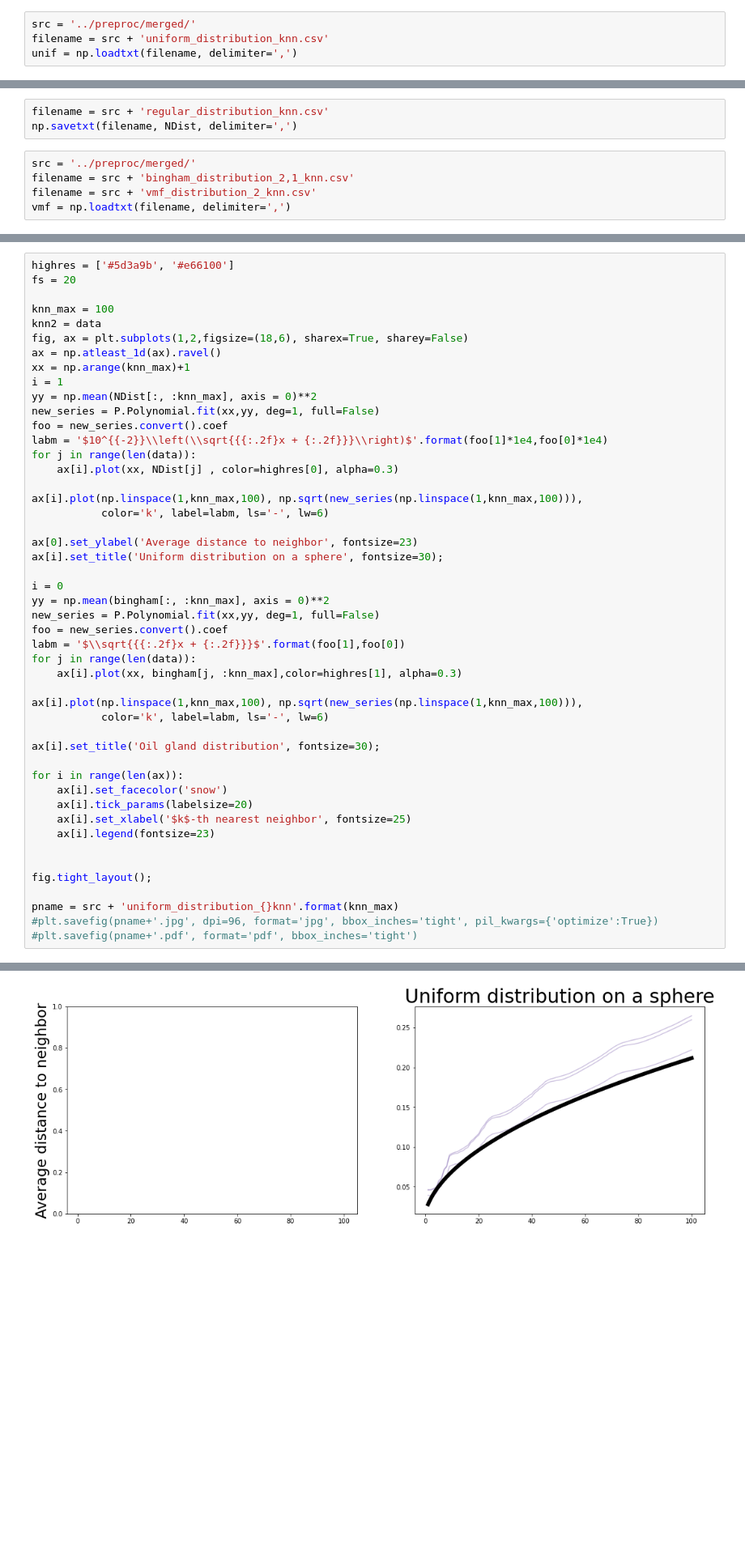
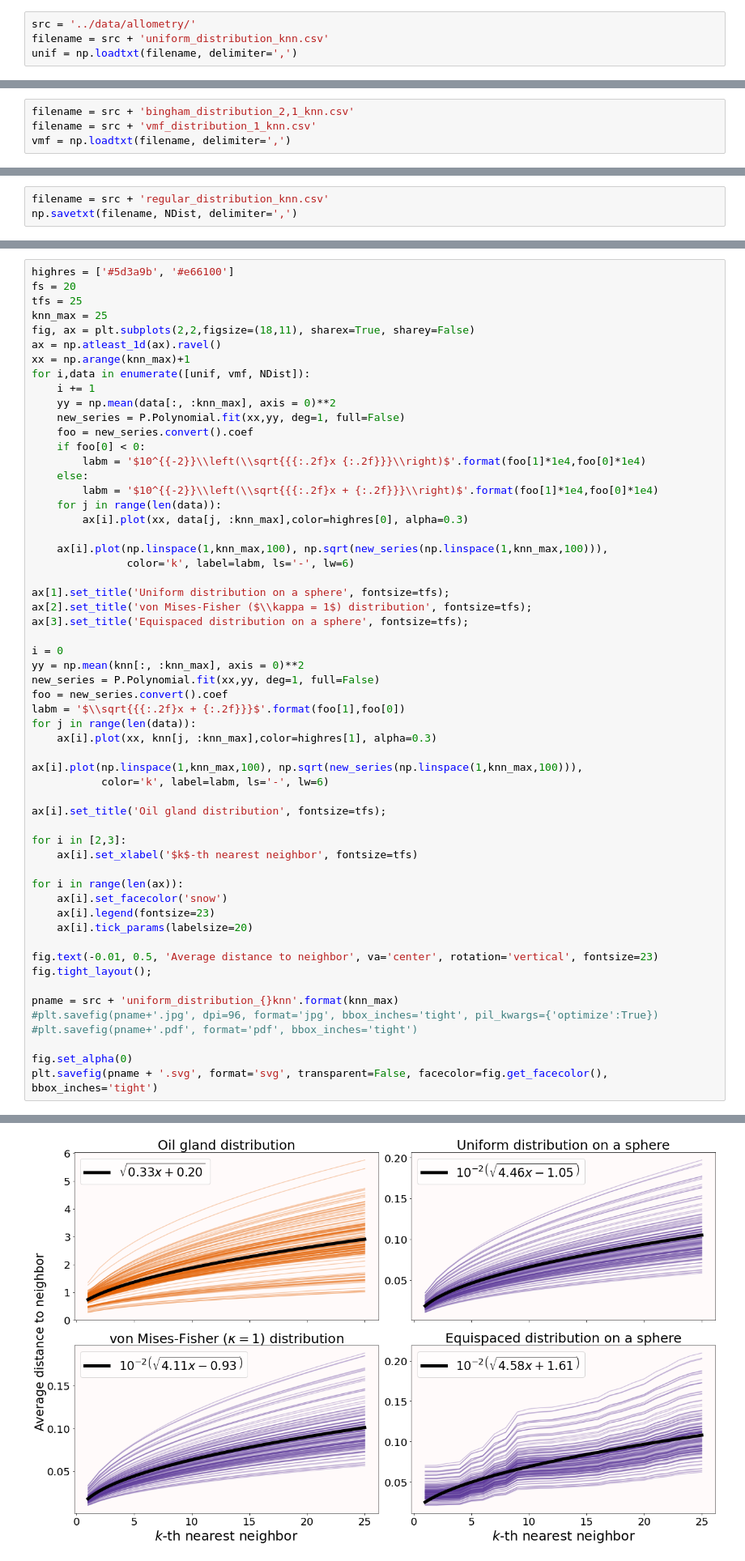
Before and after one commit to amezqui3/vitaminC_morphology, a Jupyter notebook: jupyter/13_knn_exploration.ipynb, the cells around one changed output, grey strips where cells are left out. Shown at 81% size. Cells and saved outputs as stored; diff of their text form; blank space fills up the shorter version.

```diff
--- a/jupyter/13_knn_exploration.ipynb
+++ b/jupyter/13_knn_exploration.ipynb
@@ -354,4 +315,4 @@ array([  31764.95034063,   57103.17435201,   85850.05459416,
 # %%
-src = '../preproc/merged/'
+src = '../data/allometry/'
 filename = src + 'uniform_distribution_knn.csv'
 unif = np.loadtxt(filename, delimiter=',')
@@ -417,0 +321,4 @@ plt.savefig(pname + '.svg', format='svg', transparent=False, facecolor=fig.get_f
+# %%
+filename = src + 'bingham_distribution_2,1_knn.csv'
+filename = src + 'vmf_distribution_1_knn.csv'
+vmf = np.loadtxt(filename, delimiter=',')
@@ -461,8 +384,3 @@ for i in range(len(NDist)):
 # %%
 filename = src + 'regular_distribution_knn.csv'
 np.savetxt(filename, NDist, delimiter=',')
-# %%
-src = '../preproc/merged/'
-filename = src + 'bingham_distribution_2,1_knn.csv'
-filename = src + 'vmf_distribution_2_knn.csv'
-vmf = np.loadtxt(filename, delimiter=',')
@@ -469,49 +389,58 @@ vmf = np.loadtxt(filename, delimiter=',')
 # %%
 highres = ['#5d3a9b', '#e66100']
 fs = 20
-
-knn_max = 100
-knn2 = data
-fig, ax = plt.subplots(1,2,figsize=(18,6), sharex=True, sharey=False)
+tfs = 25
+knn_max = 25
+fig, ax = plt.subplots(2,2,figsize=(18,11), sharex=True, sharey=False)
 ax = np.atleast_1d(ax).ravel()
 xx = np.arange(knn_max)+1
-i = 1
-yy = np.mean(NDist[:, :knn_max], axis = 0)**2
+for i,data in enumerate([unif, vmf, NDist]):
+    i += 1
+    yy = np.mean(data[:, :knn_max], axis = 0)**2
+    new_series = P.Polynomial.fit(xx,yy, deg=1, full=False)
+    foo = new_series.convert().coef
+    if foo[0] < 0:
+        labm = '$10^{{-2}}\\left(\\sqrt{{{:.2f}x {:.2f}}}\\right)$'.format(foo[1]*1e4,foo[0]*1e4)
+    else:
+        labm = '$10^{{-2}}\\left(\\sqrt{{{:.2f}x + {:.2f}}}\\right)$'.format(foo[1]*1e4,foo[0]*1e4)
+    for j in range(len(data)):
+        ax[i].plot(xx, data[j, :knn_max],color=highres[0], alpha=0.3)
+
+    ax[i].plot(np.linspace(1,knn_max,100), np.sqrt(new_series(np.linspace(1,knn_max,100))),
+               color='k', label=labm, ls='-', lw=6)
+
+ax[1].set_title('Uniform distribution on a sphere', fontsize=tfs);
+ax[2].set_title('von Mises-Fisher ($\\kappa = 1$) distribution', fontsize=tfs);
+ax[3].set_title('Equispaced distribution on a sphere', fontsize=tfs);
+
+i = 0
+yy = np.mean(knn[:, :knn_max], axis = 0)**2
 new_series = P.Polynomial.fit(xx,yy, deg=1, full=False)
 foo = new_series.convert().coef
-labm = '$10^{{-2}}\\left(\\sqrt{{{:.2f}x + {:.2f}}}\\right)$'.format(foo[1]*1e4,foo[0]*1e4)
+labm = '$\\sqrt{{{:.2f}x + {:.2f}}}$'.format(foo[1],foo[0])
 for j in range(len(data)):
-    ax[i].plot(xx, NDist[j] , color=highres[0], alpha=0.3)
+    ax[i].plot(xx, knn[j, :knn_max],color=highres[1], alpha=0.3)
 
 ax[i].plot(np.linspace(1,knn_max,100), np.sqrt(new_series(np.linspace(1,knn_max,100))),
            color='k', label=labm, ls='-', lw=6)
 
-ax[0].set_ylabel('Average distance to neighbor', fontsize=23)
-ax[i].set_title('Uniform distribution on a sphere', fontsize=30);
+ax[i].set_title('Oil gland distribution', fontsize=tfs);
 
-i = 0
-yy = np.mean(bingham[:, :knn_max], axis = 0)**2
-new_series = P.Polynomial.fit(xx,yy, deg=1, full=False)
-foo = new_series.convert().coef
-labm = '$\\sqrt{{{:.2f}x + {:.2f}}}$'.format(foo[1],foo[0])
-for j in range(len(data)):
-    ax[i].plot(xx, bingham[j, :knn_max],color=highres[1], alpha=0.3)
-
-ax[i].plot(np.linspace(1,knn_max,100), np.sqrt(new_series(np.linspace(1,knn_max,100))),
-           color='k', label=labm, ls='-', lw=6)
-
-ax[i].set_title('Oil gland distribution', fontsize=30);
+for i in [2,3]:
+    ax[i].set_xlabel('$k$-th nearest neighbor', fontsize=tfs)
 
 for i in range(len(ax)):
     ax[i].set_facecolor('snow')
+    ax[i].legend(fontsize=23)
     ax[i].tick_params(labelsize=20)
-    ax[i].set_xlabel('$k$-th nearest neighbor', fontsize=25)
-    ax[i].legend(fontsize=23)
 
-
+fig.text(-0.01, 0.5, 'Average distance to neighbor', va='center', rotation='vertical', fontsize=23)
 fig.tight_layout();
 
 pname = src + 'uniform_distribution_{}knn'.format(knn_max)
 #plt.savefig(pname+'.jpg', dpi=96, format='jpg', bbox_inches='tight', pil_kwargs={'optimize':True})
 #plt.savefig(pname+'.pdf', format='pdf', bbox_inches='tight')
+
+fig.set_alpha(0)
+plt.savefig(pname + '.svg', format='svg', transparent=False, facecolor=fig.get_facecolor(), bbox_inches='tight')
 # %% [output]
@@ -519 +447 @@ NameError: name 'bingham' is not defined
-[figure, old version]
+[figure, new version]
```
Also changed, not shown: parts of 15 cells of this notebook, 5 other files.
